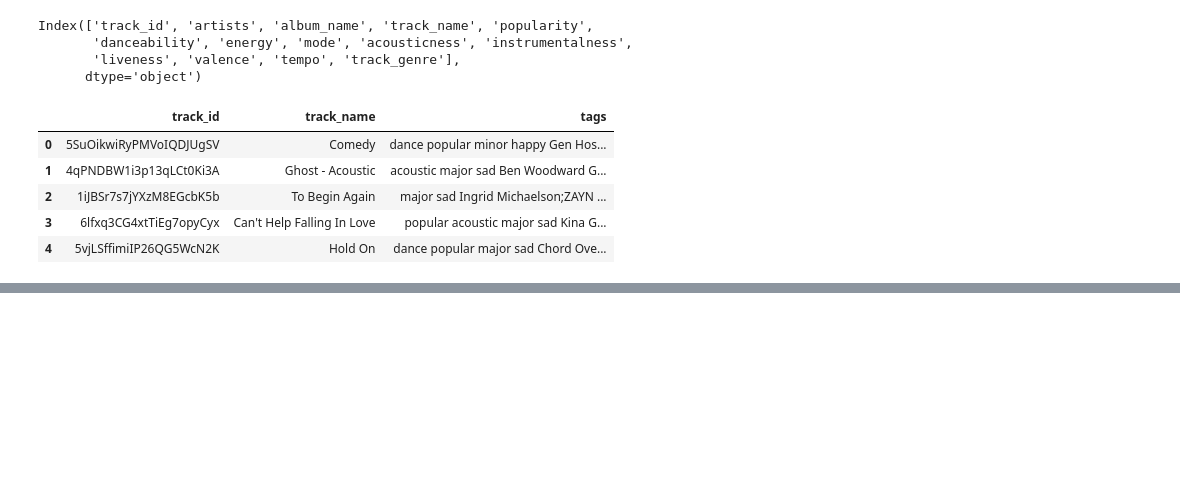
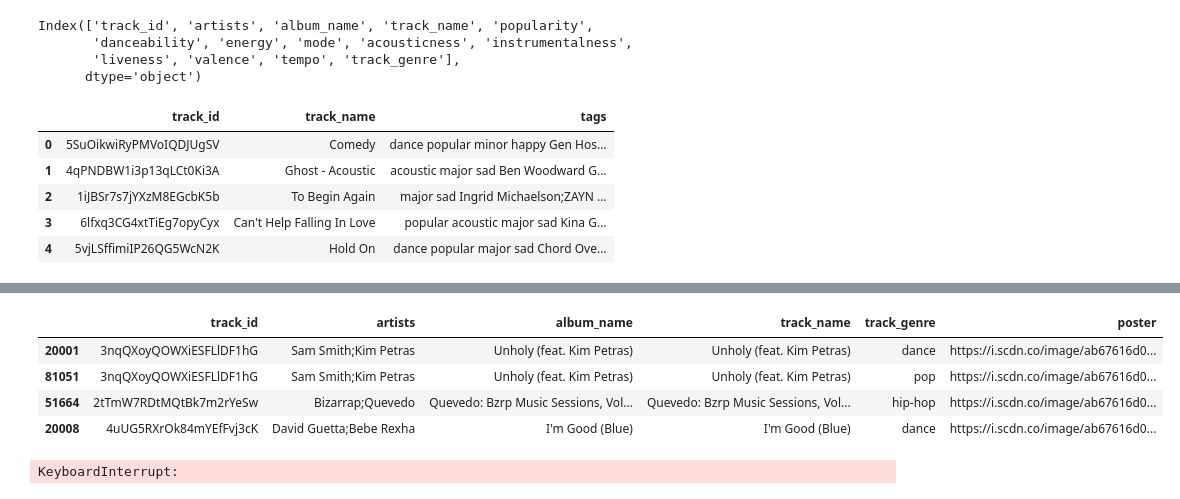
Before and after one commit to CC-KEH/Recommendation-System, a Jupyter notebook: research/song_trials.ipynb, the cells around one changed output, grey strips where cells are left out. Saved outputs shown, nothing was run; the diff lists cells and outputs as text; code cells hidden in the pictures; blank space fills up the shorter version.

```diff
--- a/research/song_trials.ipynb
+++ b/research/song_trials.ipynb
@@ -361 +386,8 @@ vectors = cv.fit_transform(songs['tags']).toarray()
+# %%
+for pos,i in enumerate([vectors_1, vectors_2, vectors_3, vectors_4, vectors_5, vectors_6]):
+  similarity_scores = cosine_similarity(i)
+  pickle.dump(similarity_scores,open(f'similarity_scores_{pos}.pkl','wb'))
+# %%
+for pos,i in enumerate([songs_df_1, songs_df_2, songs_df_3, songs_df_4, songs_df_5, songs_df_6]):
+  pickle.dump(i,open(f'songs_df_{pos}.pkl','wb'))
 # %%
@@ -391,0 +512,10 @@ suggestions = recommend('Comedy', vectors, songs)
+# %%
+top_songs['poster'] = posters
+# %%
+top_songs.head(4)
+# %% [output]
+|  | track_id | artists | album_name | track_name | track_genre | poster |
+| 20001 | 3nqQXoyQOWXiESFLlDF1hG | Sam Smith;Kim Petras | Unholy (feat. Kim Petras) | Unholy (feat. Kim Petras) | dance | https://i.scdn.co/image/ab67616d0... |
+| 81051 | 3nqQXoyQOWXiESFLlDF1hG | Sam Smith;Kim Petras | Unholy (feat. Kim Petras) | Unholy (feat. Kim Petras) | pop | https://i.scdn.co/image/ab67616d0... |
+| 51664 | 2tTmW7RDtMQtBk7m2rYeSw | Bizarrap;Quevedo | Quevedo: Bzrp Music Sessions, Vol... | Quevedo: Bzrp Music Sessions, Vol... | hip-hop | https://i.scdn.co/image/ab67616d0... |
+| 20008 | 4uUG5RXrOk84mYEfFvj3cK | David Guetta;Bebe Rexha | I'm Good (Blue) | I'm Good (Blue) | dance | https://i.scdn.co/image/ab67616d0... |
@@ -391,0 +582,8 @@ suggestions = recommend('Comedy', vectors, songs)
+# %%
+for i in songs_dfs:
+    posters = []
+    for j in i['track_id']:
+        posters.append(fetch_song_poster(j))
+    i['poster'] = posters
+# %% [output]
+KeyboardInterrupt:
```
Also changed, not shown: parts of 24 cells of this notebook, 34 other files.
